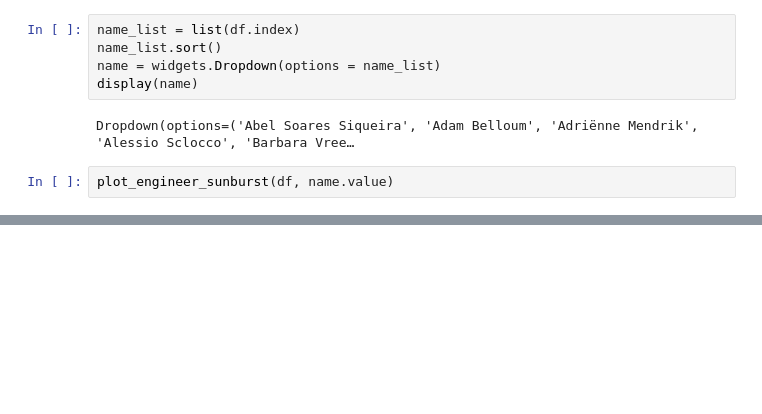
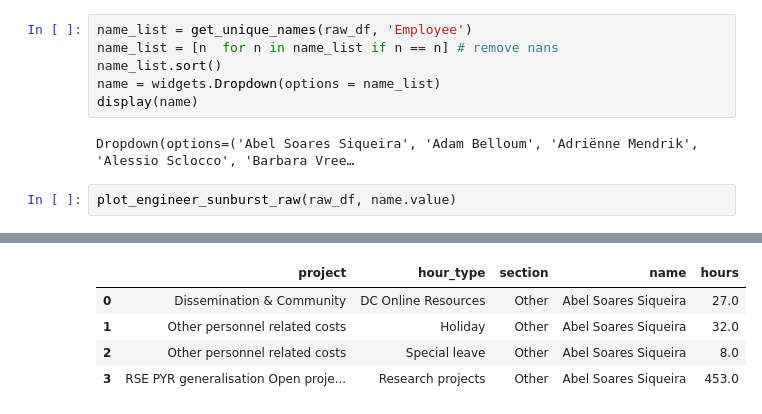
Before and after one commit to NicoRenaud/project_and_people, a Jupyter notebook: plot_written_hours.ipynb, the cells around one changed output, grey strips where cells are left out. Drawn from its saved outputs; the diff is of its cells as text; blank space fills up the shorter version.

```diff
--- a/plot_written_hours.ipynb
+++ b/plot_written_hours.ipynb
@@ -11,12 +18,18 @@ df = extract_data("exactdump_6month.xlsx")
 # %%
-name_list = list(df.index)
+name_list = get_unique_names(raw_df, 'Employee')
+name_list = [n  for n in name_list if n == n] # remove nans
 name_list.sort()
 name = widgets.Dropdown(options = name_list)
 display(name)
 # %% [output]
 Dropdown(options=('Abel Soares Siqueira', 'Adam Belloum', 'Adriënne Mendrik', 'Alessio Sclocco', 'Barbara Vree…
 # %%
-plot_engineer_sunburst(df, name.value)
+plot_engineer_sunburst_raw(raw_df, name.value)
 # %% [output]
 [interactive output not drawn]
+|  | project | hour_type | section | name | hours |
+| 0 | Dissemination & Community | DC Online Resources | Other | Abel Soares Siqueira | 27.0 |
+| 1 | Other personnel related costs | Holiday | Other | Abel Soares Siqueira | 32.0 |
+| 2 | Other personnel related costs | Special leave | Other | Abel Soares Siqueira | 8.0 |
+| 3 | RSE PYR generalisation Open proje... | Research projects | Other | Abel Soares Siqueira | 453.0 |
 # %%
```
Also changed, not shown: parts of 7 cells of this notebook, 1 other file.
